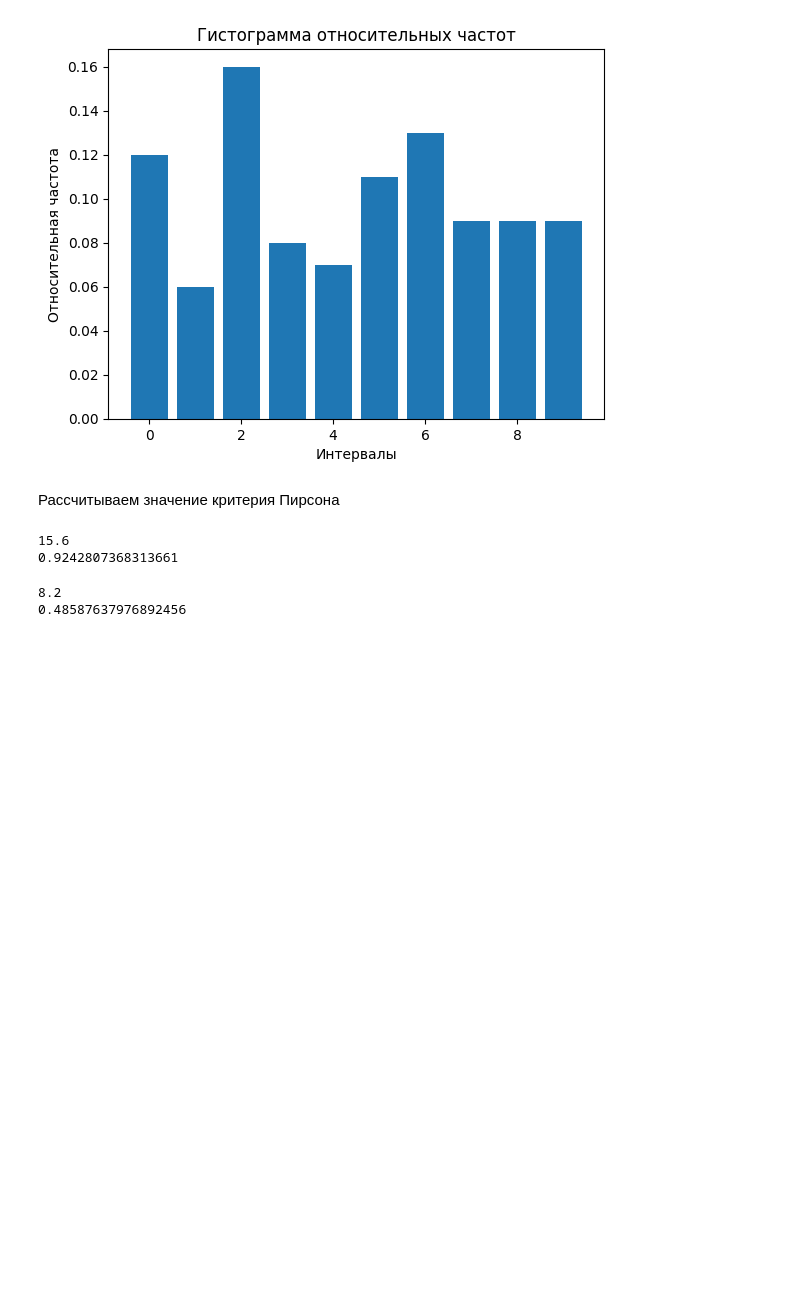
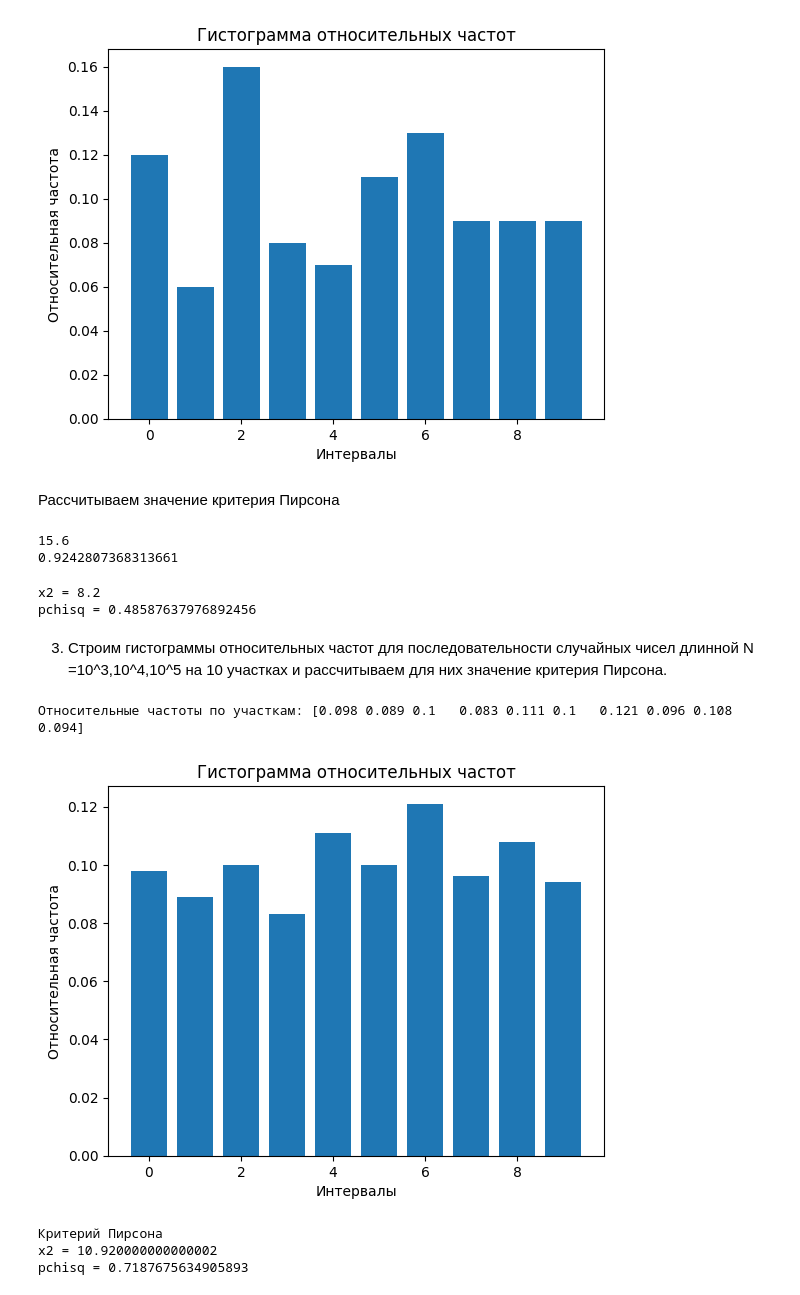
Before and after one commit to Sypoo1/mtuci-statistics, a Jupyter notebook: 3.ipynb, the cells around one changed output. Drawn from its saved outputs; the diff is of its cells as text; code cells hidden in the pictures; blank space fills up the shorter version.

```diff
--- a/3.ipynb
+++ b/3.ipynb
@@ -310,11 +313,54 @@ pchisq_X2 = 0
 for i in range(K):
     pchisq_X2 += ( N / K - relative_freq[i] * N ) ** 2 * K / N
 
-print(pchisq_X2)
+print(f"x2 = {pchisq_X2}")
 
 result_pchisq_X2 = chi2.cdf(pchisq_X2, K - 1)
 
-print(result_pchisq_X2)
+print(f"pchisq = {result_pchisq_X2}")
 # %% [output]
-8.2
-0.48587637976892456
+x2 = 8.2
+pchisq = 0.48587637976892456
+# %% [markdown]
+3. Строим гистограммы относительных частот для последовательности
+случайных чисел длинной N =10^3,10^4,10^5 на 10 участках и рассчитываем для
+них значение критерия Пирсона.
+# %%
+import matplotlib.pyplot as plt
+
+
+IntervalsCount = 10
+relative_freq = GetFreqData(RParamsArr_e3, A=0, B=10, IntervalsCount=10)
+
+# Выводим результат
+print("Относительные частоты по участкам:", relative_freq)
+
+# Построим гистограмму
+plt.bar(range(IntervalsCount), relative_freq)
+plt.xlabel("Интервалы")
+plt.ylabel("Относительная частота")
+plt.title("Гистограмма относительных частот")
+plt.show()
+
+
+print("Критерий Пирсона")
+
+N = 10 ** 3
+K = 10
+pchisq_X2 = 0
+
+for i in range(K):
+    pchisq_X2 += ( N / K - relative_freq[i] * N ) ** 2 * K / N
+
+
+print(f"x2 = {pchisq_X2}")
+
+result_pchisq_X2 = chi2.cdf(pchisq_X2, K - 1)
+
+print(f"pchisq = {result_pchisq_X2}")
+# %% [output]
+Относительные частоты по участкам: [0.098 0.089 0.1   0.083 0.111 0.1   0.121 0.096 0.108 0.094]
+[figure, added]
+Критерий Пирсона
+x2 = 10.920000000000002
+pchisq = 0.7187675634905893
```
Also changed, not shown: parts of 3 cells of this notebook.
